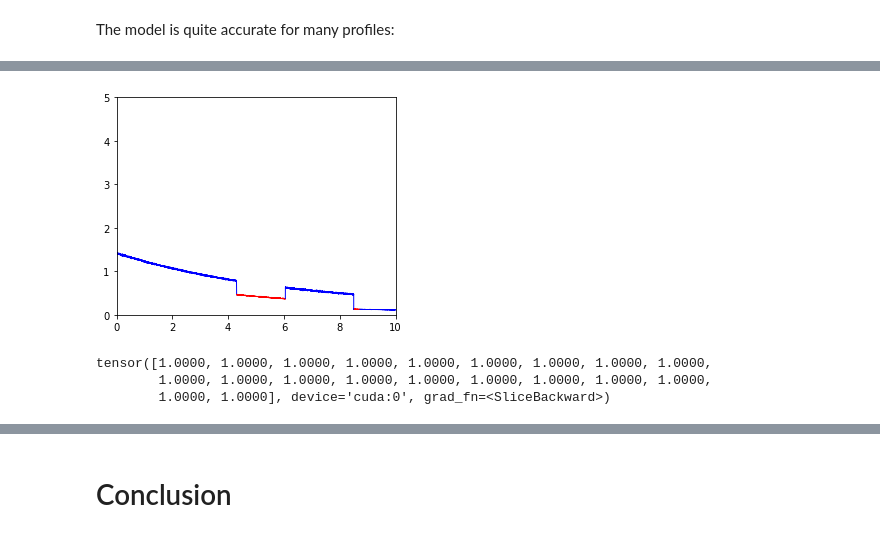
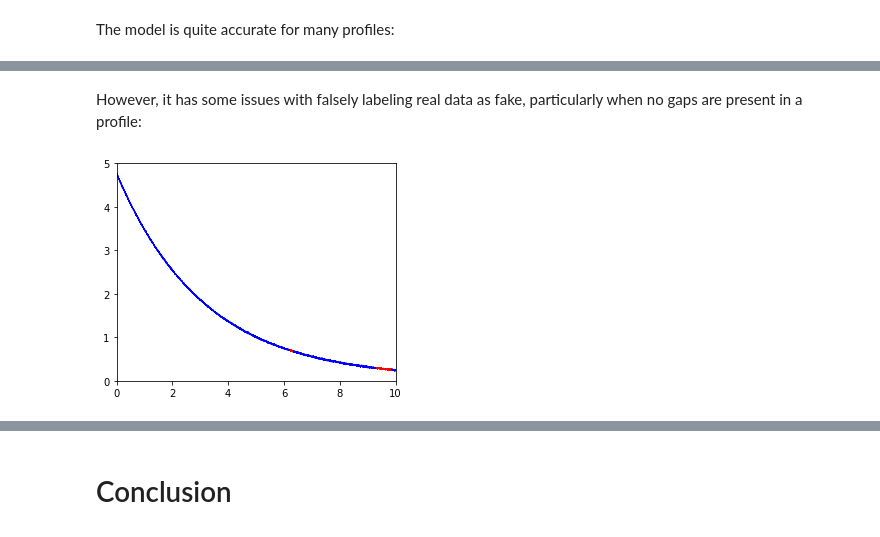
Before and after one commit to yasrynn/ML-Notebooks, a Jupyter notebook: production_seg.ipynb, the cells around one changed output, grey strips where cells are left out. Cells and saved outputs as stored; diff of their text form; code cells hidden in the pictures.

```diff
--- a/production_seg.ipynb
+++ b/production_seg.ipynb
@@ -501,2 +433,0 @@ Total time: 12:44
-# %%
-learn.fit_one_cycle(4,max_lr=1e-2) # kernel size 3, scale factor 2, concat
@@ -510,2 +433,0 @@ Total time: 15:07
-# %%
-learn.fit_one_cycle(4,max_lr=1e-4) # kernel size 3, scale factor 2, concat
@@ -519,2 +433,0 @@ Total time: 14:45
-# %%
-learn.fit_one_cycle(4,max_lr=4e-2)
@@ -528,2 +433,0 @@ Total time: 14:39
-# %%
-learn.fit_one_cycle(1,max_lr=1e-4)
@@ -550,14 +449,10 @@ tensor([1, 1, 1, 1, 1, 1, 1, 1, 1, 1, 1, 1, 1, 1, 1, 1, 1, 1, 1, 1],
+# %% [markdown]
+However, it has some issues with falsely labeling real data as fake, particularly when no gaps are present in a profile:
 # %%
-i = 8
-lin_plot(list(zip(xs,x[i].squeeze())),learn.model(x[i].unsqueeze(0).cuda()).gt(1e-1).squeeze(),[0,10],[0,5]) # Predicted labels
+i = 1
+lin_plot(list(zip(xs,x[i].squeeze())),learn.model(x[i].unsqueeze(0).cuda()).round().squeeze(),[0,10],[0,5]) # Predicted labels
 # %% [output]
-[figure, old version]
+[figure, new version]
-# %%
-learn.model(x[i].unsqueeze(0).cuda()).squeeze()[2990:3010]
-# %% [output]
-tensor([1.0000, 1.0000, 1.0000, 1.0000, 1.0000, 1.0000, 1.0000, 1.0000, 1.0000,
-        1.0000, 1.0000, 1.0000, 1.0000, 1.0000, 1.0000, 1.0000, 1.0000, 1.0000,
-        1.0000, 1.0000], device='cuda:0', grad_fn=<SliceBackward>)
 # %%
 lin_plot(list(zip(xs,x[i].squeeze())),y[i].squeeze(),[0,10],[0,5]) # Actual labels
 # %% [output]
```
Also changed, not shown: parts of 63 cells of this notebook.
